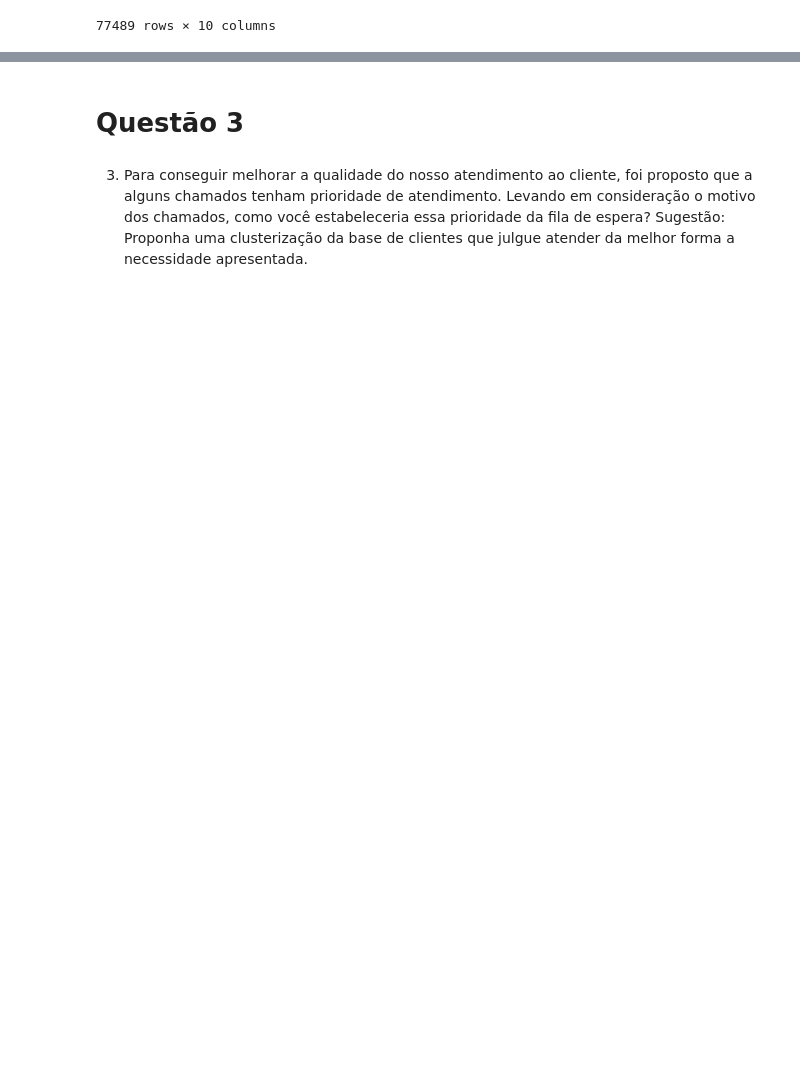
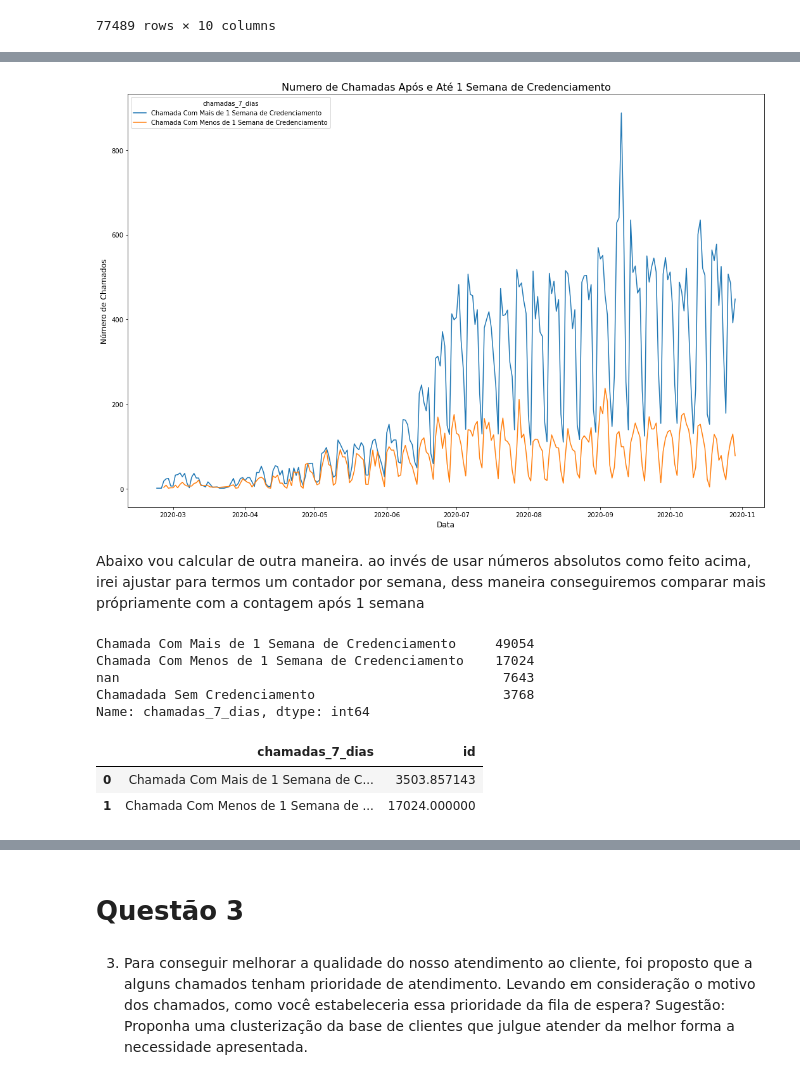
Before and after one commit to rafajovelho/Case3, a Jupyter notebook: Caso_TON.ipynb, the cells around one changed output, grey strips where cells are left out. Cells and saved outputs as stored; diff of their text form; code cells hidden in the pictures; blank space fills up the shorter version.

```diff
--- a/Caso_TON.ipynb
+++ b/Caso_TON.ipynb
@@ -928,0 +920,7 @@ df4.groupby(['chamadas_primeiro_mes']).agg({'id': 'count'})
+# %%
+# Irei plotar as chamadas ao longo das datas
+q2 = df3.groupby(['chamadas_7_dias', 'data']).agg({'id': 'count'}).reset_index(drop = False)
+q2 = q2[(q2['chamadas_7_dias'] != 'Chamadada Sem Credenciamento')]
+q21 = q2[(q2['chamadas_7_dias'] == 'Chamada Com Mais de 1 Semana de Credenciamento')]
+q22 = q2[(q2['chamadas_7_dias'] != 'Chamada Com Mais de 1 Semana de Credenciamento')]
+q2
@@ -928,0 +941,13 @@ df4.groupby(['chamadas_primeiro_mes']).agg({'id': 'count'})
+# %%
+# eixo x data, eixo y count, hue = chamada_7_dias
+plt.figure(figsize=(18,12))
+
+sns.lineplot(x=q2['data'], y = q2.id, hue = q2['chamadas_7_dias'])
+plt.title('Numero de Chamadas Após e Até 1 Semana de Credenciamento', fontdict={'fontsize':16})
+plt.xlabel('Data', fontdict = {'fontsize': 12})
+plt.ylabel('Número de Chamados', fontdict = {'fontsize': 12})
+plt.show()
+# %% [output]
+[figure, added]
+# %% [markdown]
+Abaixo vou calcular de outra maneira. ao invés de usar números absolutos como feito acima, irei ajustar para termos um contador por semana, dess maneira conseguiremos comparar mais própriamente com a contagem após 1 semana
@@ -928,0 +959,17 @@ df4.groupby(['chamadas_primeiro_mes']).agg({'id': 'count'})
+# %%
+df3.chamadas_7_dias.value_counts()
+# %% [output]
+Chamada Com Mais de 1 Semana de Credenciamento     49054
+Chamada Com Menos de 1 Semana de Credenciamento    17024
+nan                                                 7643
+Chamadada Sem Credenciamento                        3768
+Name: chamadas_7_dias, dtype: int64
+# %%
+q2 = df3.groupby(['chamadas_7_dias']).agg({'id': 'count'}).reset_index(drop=False)
+q2 = q2.iloc[:2]
+q2.id[0] = q2.id[0]/14 # Aqui estou dividindo por 14 pois estamos usando 140 dias, que equivale a 14 semanas. Dessa maneira podemos comparar por semana
+q2
+# %% [output]
+|  | chamadas_7_dias | id |
+| 0 | Chamada Com Mais de 1 Semana de C... | 3503.857143 |
+| 1 | Chamada Com Menos de 1 Semana de ... | 17024.000000 |
```
Also changed, not shown: parts of 29 cells of this notebook.
